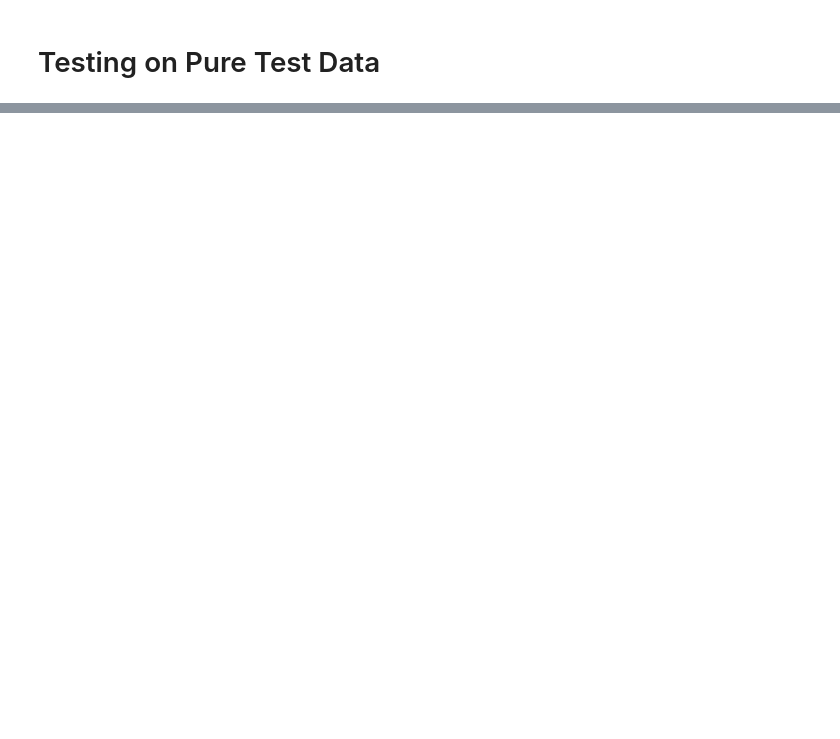
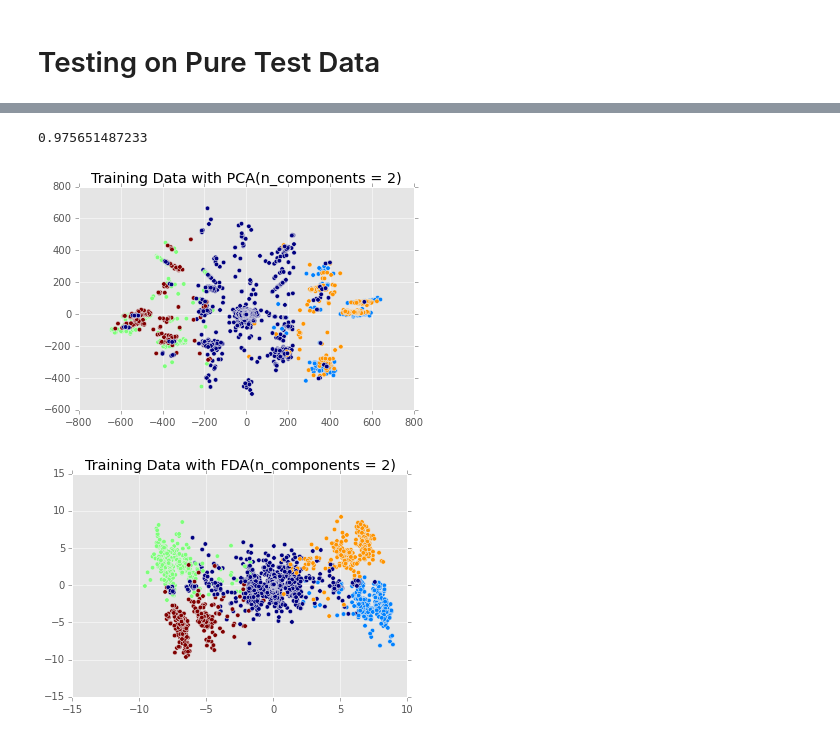
Before and after one commit to chrisngan24/fydp, a Jupyter notebook: experimental/face_modeling/explore_v2.ipynb, the cells around one changed output, grey strips where cells are left out. Cells and saved outputs as stored; diff of their text form; code cells hidden in the pictures; blank space fills up the shorter version.

```diff
--- a/experimental/face_modeling/explore_v2.ipynb
+++ b/experimental/face_modeling/explore_v2.ipynb
@@ -229,0 +261,23 @@ Image(filename='data/merged/look_right_test-plots.png')
+# %%
+from head_features import DeltaFeatureGenerator
+def apply_m_feature_engineering(df, relevant_features = []):
+    #return df
+    df_b = df.copy()
+    sub_frames = []
+    # these are all "historic" systems
+    ignore_columns = [c for c in df_b.columns.tolist() if c not in relevant_features]
+    sub_frames.append(DeltaFeatureGenerator().generate_features(
+            df, suffix='_6_steps', step=6,relevant_features=relevant_features, # eignore_columns,
+            ))
+
+    sub_frames.append(DeltaFeatureGenerator().generate_features(
+            df, suffix='_1_steps', step=1, relevant_features=relevant_features,
+            #ignore_columns=ignore_columns,
+            ))
+    df_new = pd.concat(sub_frames, axis=1)
+    df_new['pos_delta_x'] = df_new['noseX_1_steps'] > 0
+    active_features = df_new.columns.values.tolist()
+    for c in df.columns.values.tolist():
+        if not c in df_new.columns.values.tolist():
+            df_new[c] = df[c]
+    return df_new, active_features
@@ -229,0 +320,22 @@ Image(filename='data/merged/look_right_test-plots.png')
+# %%
+
+pca = PCA(n_components=2)
+X = pca.fit_transform(df_trains[new_active_features])
+plt.scatter(X[:,0],X[:,1], c=df_trains['class'])
+plt.title('Training Data with PCA(n_components = 2)')
+
+plt.legend()
+from sklearn.lda import LDA
+lda = LDA(n_components=2)
+X = lda.fit_transform(df_trains[new_active_features], df_trains['class'])
+plt.figure()
+
+plt.scatter(X[:,0],X[:,1], c=df_trains['class'])
+plt.title("Training Data with FDA(n_components = 2)")
+
+y_pred = lda.predict(df_trains[new_active_features])
+print sum(y_pred == df_trains['class']) / float(len(df))
+# %% [output]
+0.975651487233
+[figure, added]
+[figure, added]
```
Also changed, not shown: parts of 12 cells of this notebook, 4 other files.
